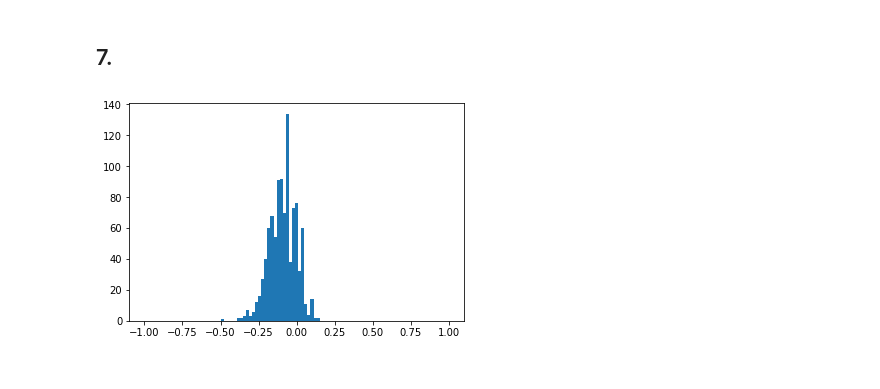
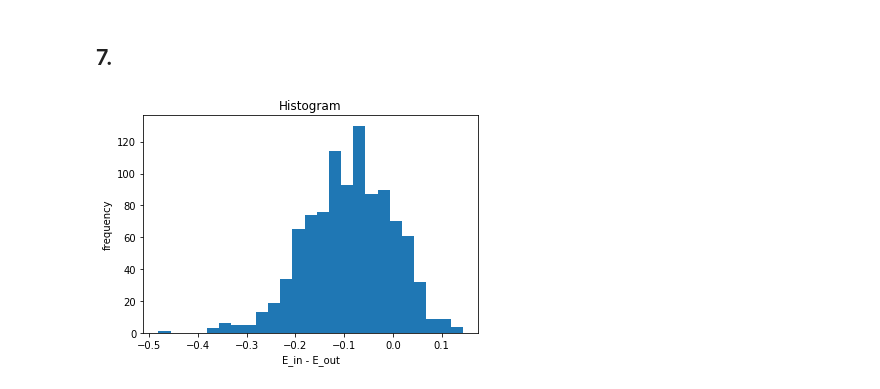
Before and after one commit to dying1020/ML-Foundations, a Jupyter notebook: hw2/hw2.ipynb, the cells around one changed output. Saved outputs shown, nothing was run; the diff lists cells and outputs as text; code cells hidden in the pictures.

Commit message:
hw2: Modify histogram

```diff
--- a/hw2/hw2.ipynb
+++ b/hw2/hw2.ipynb
@@ -176,8 +176,11 @@ for i in tqdm(range(iter_time)):
     theta, s, min_E_in = decision_stump(X, Y)
     diff = min_E_in - E_out(theta, s)
     history.append(diff)
-# %%
-plt.hist(history, bins=np.linspace(-1, 1, 100))
-plt.show()
-# %% [output]
-[figure, removed]
+# %%
+plt.hist(history, bins='auto')
+plt.title('Histogram')
+plt.xlabel('E_in - E_out')
+plt.ylabel('frequency')
+plt.show()
+# %% [output]
+[figure, added]
```
Also changed, not shown: parts of 1 cell of this notebook.
